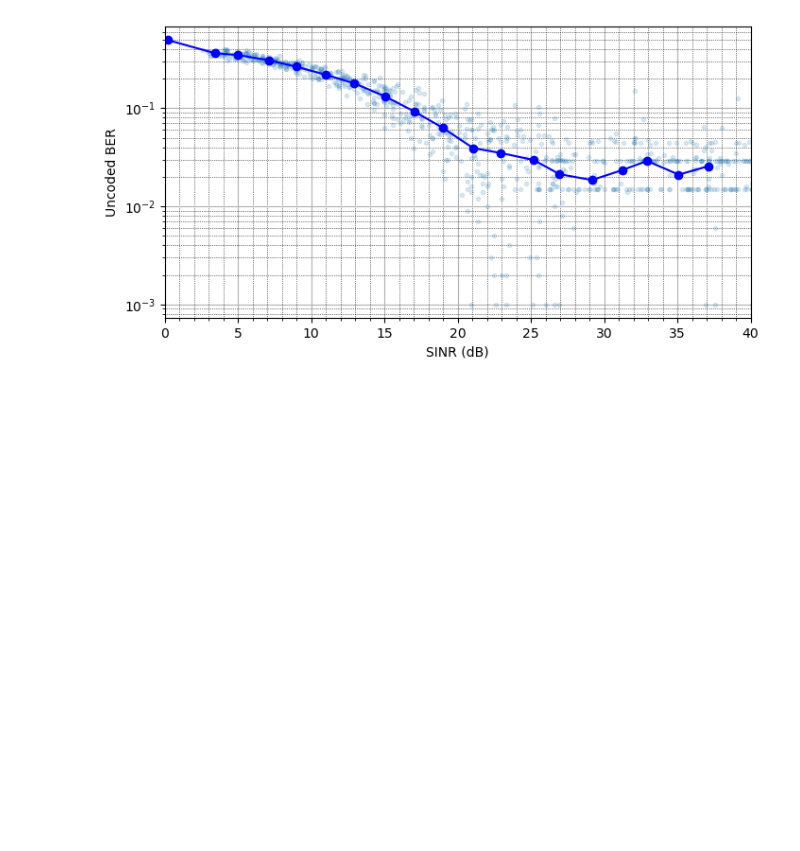
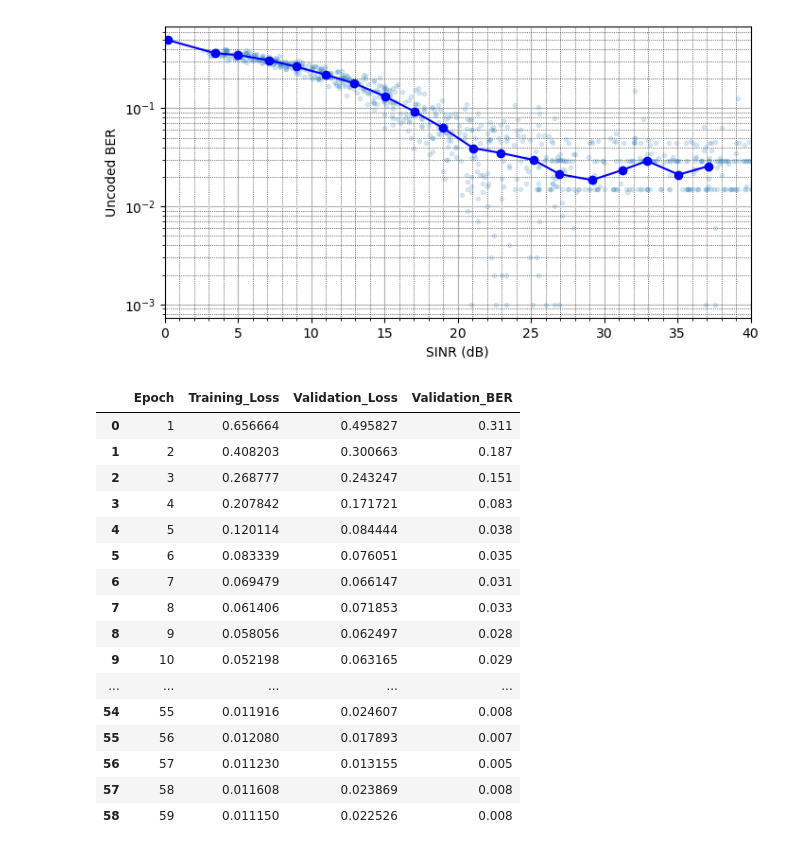
Before and after one commit to lkk688/AIsensing, a Jupyter notebook: deeplearning/ofdmsim_pytorch.ipynb, the cells around one changed output. Drawn from its saved outputs; the diff is of its cells as text; code cells hidden in the pictures; blank space fills up the shorter version.

```diff
--- a/deeplearning/ofdmsim_pytorch.ipynb
+++ b/deeplearning/ofdmsim_pytorch.ipynb
@@ -1048 +1055,21 @@ plt.show()
+# %%
+df
+# %% [output]
+|  | Epoch | Training_Loss | Validation_Loss | Validation_BER |
+| 0 | 1 | 0.656664 | 0.495827 | 0.311 |
+| 1 | 2 | 0.408203 | 0.300663 | 0.187 |
+| 2 | 3 | 0.268777 | 0.243247 | 0.151 |
+| 3 | 4 | 0.207842 | 0.171721 | 0.083 |
+| 4 | 5 | 0.120114 | 0.084444 | 0.038 |
+| 5 | 6 | 0.083339 | 0.076051 | 0.035 |
+| 6 | 7 | 0.069479 | 0.066147 | 0.031 |
+| 7 | 8 | 0.061406 | 0.071853 | 0.033 |
+| 8 | 9 | 0.058056 | 0.062497 | 0.028 |
+| 9 | 10 | 0.052198 | 0.063165 | 0.029 |
+| ... | ... | ... | ... | ... |
+| 54 | 55 | 0.011916 | 0.024607 | 0.008 |
+| 55 | 56 | 0.012080 | 0.017893 | 0.007 |
+| 56 | 57 | 0.011230 | 0.013155 | 0.005 |
+| 57 | 58 | 0.011608 | 0.023869 | 0.008 |
+| 58 | 59 | 0.011150 | 0.022526 | 0.008 |
 # %%
```
Also changed, not shown: parts of 3 cells of this notebook, 3 other files.
